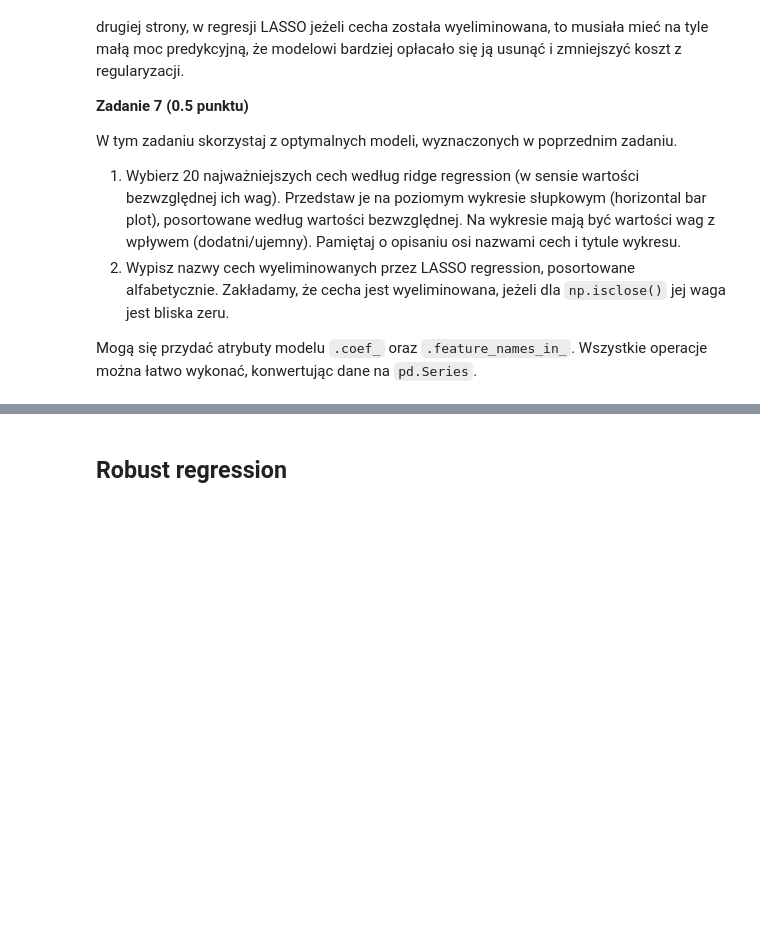
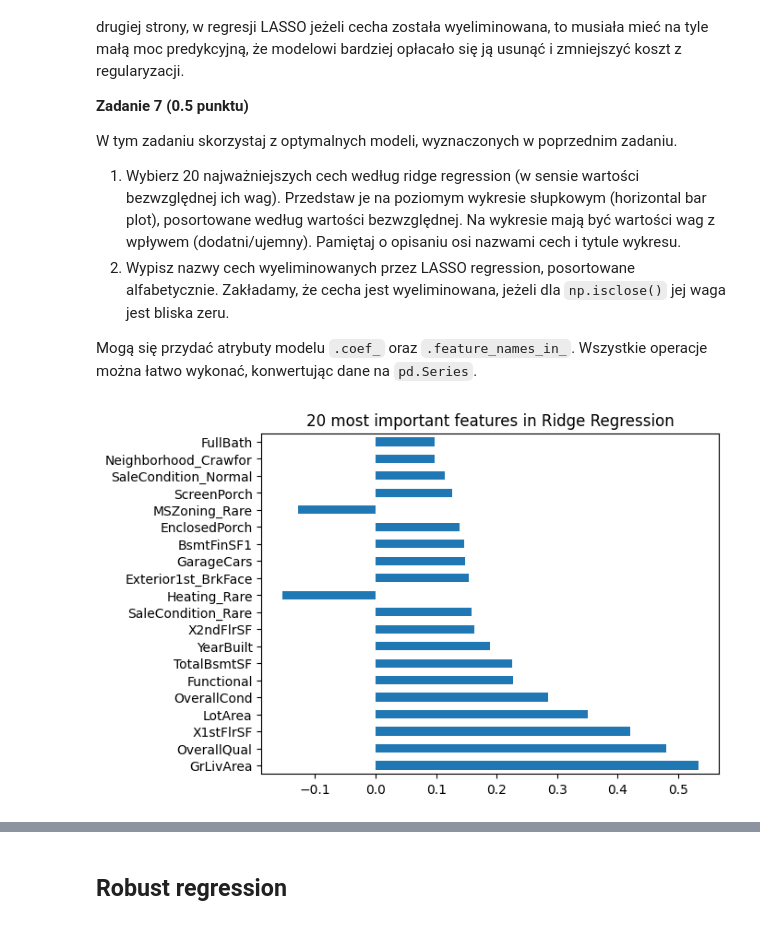
Before and after one commit to wiktorperczak/podstawy-uczenia-maszynowego-24-25, a Jupyter notebook: lab1/notebook.ipynb, the cells around one changed output, grey strips where cells are left out. Drawn from its saved outputs; the diff is of its cells as text; code cells hidden in the pictures; blank space fills up the shorter version.

```diff
--- a/lab1/notebook.ipynb
+++ b/lab1/notebook.ipynb
@@ -538,3 +596,18 @@ Wytrenuj modele z regularyzacją L2 (ridge) oraz L1 (LASSO). Dobierz siłę regu
 Wypisz optymalne hiperparametry dla obu modeli, oraz ich metryki jakości.
 
 Przydadzą się `np.linspace()`, `RidgeCV` oraz `LassoCV`.
+# %%
+from sklearn.linear_model import RidgeCV, LassoCV
+
+alphas = [1e-3, 1e-2, 1e-1, 1, 1e1, 1e2, 1e3]
+reg_ridge = RidgeCV(alphas=alphas, cv=5, scoring='neg_mean_squared_error').fit(X_train, y_train)
+reg_lasso = LassoCV(alphas=alphas, cv=5, random_state=0).fit(X_train, y_train)
+# %%
+ridge_alphas = np.linspace(0.2*reg_ridge.alpha_, 5*reg_ridge.alpha_, 100)
+reg_ridge = RidgeCV(alphas=ridge_alphas, cv=5, scoring='neg_mean_squared_error')
+
+lasso_alphas = np.linspace(0.2*reg_lasso.alpha_, 5*reg_lasso.alpha_, 100)
+reg_lasso = LassoCV(alphas=lasso_alphas, cv=5, random_state=0)
+# %%
+%%time
+reg_ridge.fit(X_train, y_train)
@@ -551,3 +688,13 @@ W tym zadaniu skorzystaj z optymalnych modeli, wyznaczonych w poprzednim zadaniu
 2. Wypisz nazwy cech wyeliminowanych przez LASSO regression, posortowane alfabetycznie. Zakładamy, że cecha jest wyeliminowana, jeżeli dla `np.isclose()` jej waga jest bliska zeru.
 
 Mogą się przydać atrybuty modelu `.coef_` oraz `.feature_names_in_`. Wszystkie operacje można łatwo wykonać, konwertując dane na `pd.Series`.
+# %%
+feature_weights_ridge = pd.Series(data=reg_ridge.coef_, index=reg_ridge.feature_names_in_)
+feature_weights_ridge.sort_values(ascending=False, key=abs, inplace=True)
+top_20_features = feature_weights_ridge[:20]
+# %%
+top_20_features.plot.barh()
+plt.title("20 most important features in Ridge Regression")
+plt.show()
+# %% [output]
+[figure, added]
```
Also changed, not shown: parts of 41 cells of this notebook.
